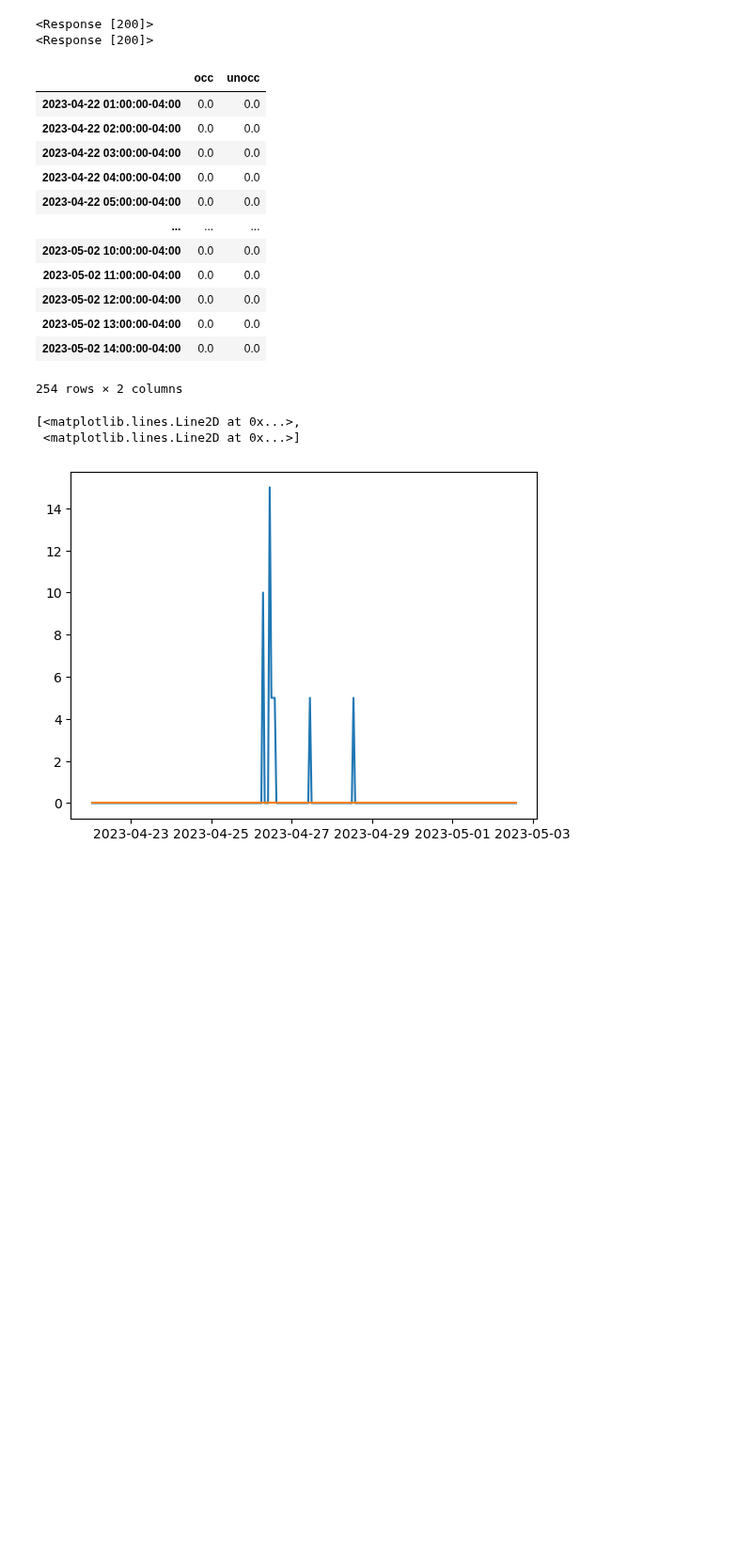
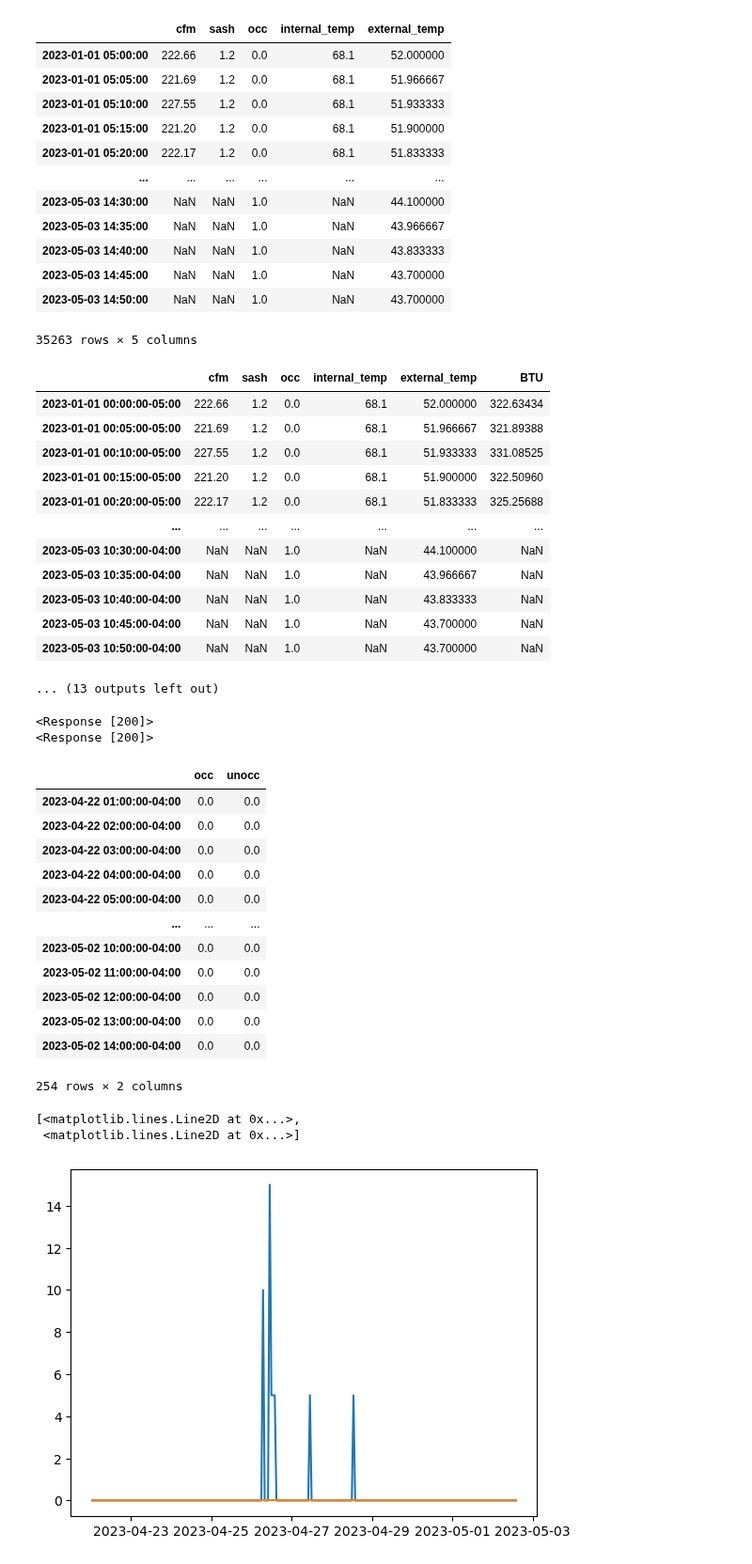
Before and after one commit to thereidfleish/fume-hood-dashboard, a Jupyter notebook: add_to_database.ipynb, the cells around one changed output. Shown at 94% size. Cells and saved outputs as stored; diff of their text form; code cells hidden in the pictures; blank space fills up the shorter version.

```diff
--- a/add_to_database.ipynb
+++ b/add_to_database.ipynb
@@ -225,0 +167,54 @@ received status_code:200 msg:Insert
+# %%
+sash_data_occ = total_time_sash_open(sash_point="#biotech/biotech_4th_floor/fourth_floor_fume_hood_lab_spaces/lab_433_control/hood_sash",
+                                     occ_point="#biotech/biotech_4th_floor/fourth_floor_fume_hood_lab_spaces/lab_433_control/occ_trend",
+                                     server="biotech_main",
+                                     start=str(datetime(2023, 1, 1)),
+                                     end=str(datetime.now()),
+                                     is_occupied=True)
+
+sash_data_unocc = total_time_sash_open(sash_point="#biotech/biotech_4th_floor/fourth_floor_fume_hood_lab_spaces/lab_433_control/hood_sash",
+                                       occ_point="#biotech/biotech_4th_floor/fourth_floor_fume_hood_lab_spaces/lab_433_control/occ_trend",
+                                       server="biotech_main",
+                                       start=str(datetime(2023, 1, 1)),
+                                       end=str(datetime.now()),
+                                       is_occupied=False)
+
+energy_data_occ = total_energy(cfm_point="#biotech/biotech_4th_floor/fourth_floor_fume_hood_lab_spaces/lab_433_control/hoodvalve_flow/trend_log",
+                               sash_point="#biotech/biotech_4th_floor/fourth_floor_fume_hood_lab_spaces/lab_433_control/hood_sash",
+                               occ_point="#biotech/biotech_4th_floor/fourth_floor_fume_hood_lab_spaces/lab_433_control/occ_trend",
+                               internal_temp_point="#biotech/biotech_4th_floor/fourth_floor_fume_hood_lab_spaces/lab_433_control/zone/zone_temp/trend_log",
+                               external_temp_point="#biotech/ground_flr_mech/building_hydronic_heating_syatems/reheat_heat_exchanger/oat",
+                               server="biotech_main",
+                               start=str(datetime(2023, 1, 1)),
+                               end=str(datetime.now()),
+                               is_occupied=True)
+
+energy_data_unocc = total_energy(cfm_point="#biotech/biotech_4th_floor/fourth_floor_fume_hood_lab_spaces/lab_433_control/hoodvalve_flow/trend_log",
+                                 sash_point="#biotech/biotech_4th_floor/fourth_floor_fume_hood_lab_spaces/lab_433_control/hood_sash",
+                                 occ_point="#biotech/biotech_4th_floor/fourth_floor_fume_hood_lab_spaces/lab_433_control/occ_trend",
+                                 internal_temp_point="#biotech/biotech_4th_floor/fourth_floor_fume_hood_lab_spaces/lab_433_control/zone/zone_temp/trend_log",
+                                 external_temp_point="#biotech/ground_flr_mech/building_hydronic_heating_syatems/reheat_heat_exchanger/oat",
+                                 server="biotech_main",
+                                 start=str(datetime(2023, 1, 1)),
+                                 end=str(datetime.now()),
+                                 is_occupied=False)
+
+insert_into_database(
+    "Biotech.Floor_4.Lab_433.Hood_1.sashOpenTime.occ", sash_data_occ)
+insert_into_database(
+    "Biotech.Floor_4.Lab_433.Hood_1.sashOpenTime.unocc", sash_data_unocc)
+insert_into_database(
+    "Biotech.Floor_4.Lab_433.Hood_1.energy.occ", energy_data_occ)
+insert_into_database(
+    "Biotech.Floor_4.Lab_433.Hood_1.energy.unocc", energy_data_unocc)
+
+# a list of points
+points = [
+    # "Biotech.Floor_4.Lab_433.Hood_1.energy.occ",
+    # "Biotech.Floor_4.Lab_433.Hood_1.energy.unocc",
+    # "Biotech.Floor_4.Lab_433.Hood_1.sashOpenTime.occ",
+    "Biotech.Floor_4.Lab_433.Hood_1.sashOpenTime.unocc",
+    # "Biotech.GroundFloor.Lab_g54.Hood_1.energy.unocc",
+    # "Biotech.GroundFloor.Lab_g54.Hood_1.sashOpenTime.occ",
+]
+# %% [output]
@@ -226,3 +269,29 @@ received status_code:200 msg:Insert
+|  | cfm | sash | occ | internal_temp | external_temp |
+| 2023-01-01 05:00:00 | 222.66 | 1.2 | 0.0 | 68.1 | 52.000000 |
+| 2023-01-01 05:05:00 | 221.69 | 1.2 | 0.0 | 68.1 | 51.966667 |
+| 2023-01-01 05:10:00 | 227.55 | 1.2 | 0.0 | 68.1 | 51.933333 |
+| 2023-01-01 05:15:00 | 221.20 | 1.2 | 0.0 | 68.1 | 51.900000 |
+| 2023-01-01 05:20:00 | 222.17 | 1.2 | 0.0 | 68.1 | 51.833333 |
+| ... | ... | ... | ... | ... | ... |
+| 2023-05-03 14:30:00 | NaN | NaN | 1.0 | NaN | 44.100000 |
+| 2023-05-03 14:35:00 | NaN | NaN | 1.0 | NaN | 43.966667 |
+| 2023-05-03 14:40:00 | NaN | NaN | 1.0 | NaN | 43.833333 |
+| 2023-05-03 14:45:00 | NaN | NaN | 1.0 | NaN | 43.700000 |
+| 2023-05-03 14:50:00 | NaN | NaN | 1.0 | NaN | 43.700000 |
+35263 rows × 5 columns
+|  | cfm | sash | occ | internal_temp | external_temp | BTU |
+| 2023-01-01 00:00:00-05:00 | 222.66 | 1.2 | 0.0 | 68.1 | 52.000000 | 322.63434 |
+| 2023-01-01 00:05:00-05:00 | 221.69 | 1.2 | 0.0 | 68.1 | 51.966667 | 321.89388 |
+| 2023-01-01 00:10:00-05:00 | 227.55 | 1.2 | 0.0 | 68.1 | 51.933333 | 331.08525 |
+| 2023-01-01 00:15:00-05:00 | 221.20 | 1.2 | 0.0 | 68.1 | 51.900000 | 322.50960 |
+| 2023-01-01 00:20:00-05:00 | 222.17 | 1.2 | 0.0 | 68.1 | 51.833333 | 325.25688 |
+| ... | ... | ... | ... | ... | ... | ... |
+| 2023-05-03 10:30:00-04:00 | NaN | NaN | 1.0 | NaN | 44.100000 | NaN |
+| 2023-05-03 10:35:00-04:00 | NaN | NaN | 1.0 | NaN | 43.966667 | NaN |
+| 2023-05-03 10:40:00-04:00 | NaN | NaN | 1.0 | NaN | 43.833333 | NaN |
+| 2023-05-03 10:45:00-04:00 | NaN | NaN | 1.0 | NaN | 43.700000 | NaN |
+| 2023-05-03 10:50:00-04:00 | NaN | NaN | 1.0 | NaN | 43.700000 | NaN |
+... (13 outputs left out)
 # %%
 def synthetic_query(target, start, end):
     url = "https://portal.emcs.cornell.edu/api/datasources/proxy/5/query"
```
Also changed, not shown: parts of 10 cells of this notebook, 1 other file.
